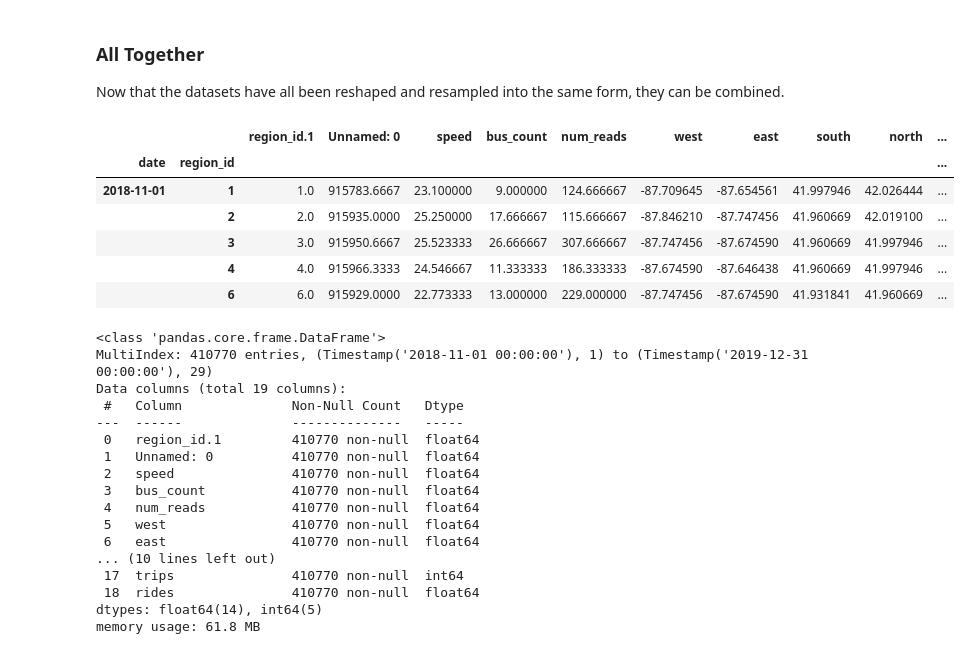
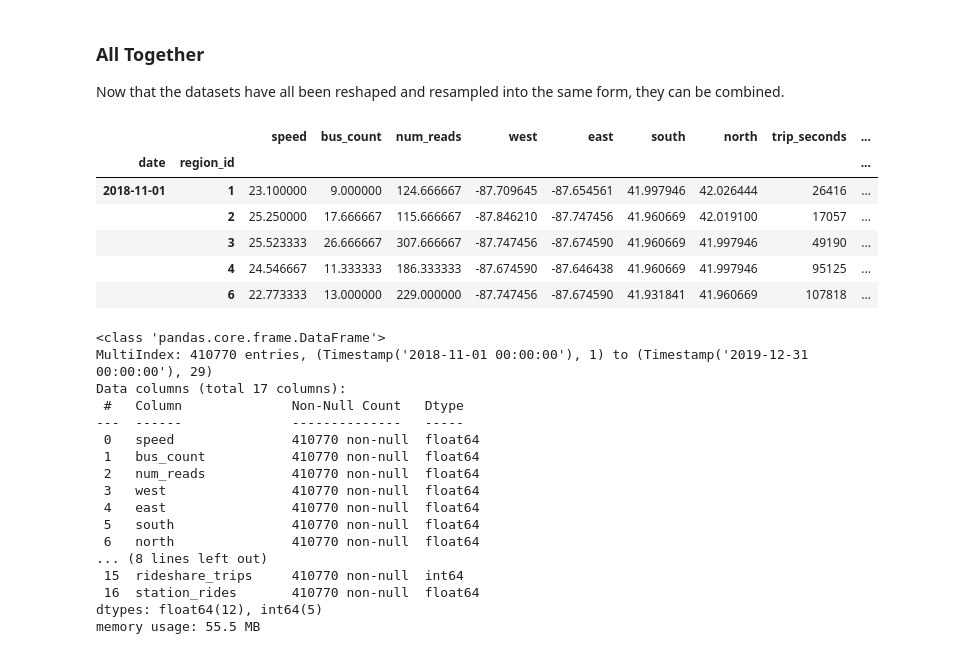
Before and after one commit to aliciasanders/traffic-congestion, a Jupyter notebook: data-wrangling.ipynb, the cells around one changed output. Cells and saved outputs as stored; diff of their text form; code cells hidden in the pictures.

Commit message:
cleans columns of full dataset prior to saving

```diff
--- a/data-wrangling.ipynb
+++ b/data-wrangling.ipynb
@@ -712,43 +712,45 @@ congestion = pd.DataFrame(congestion.loc[(slice('2018-11-01 00:00:00', '2019-12-
 # %%
 # Merge the 3 datasets
 full_dataset = congestion.merge(rideshares, how='left', left_index=True, right_index=True, sort=True)
 full_dataset = full_dataset.merge(station_entries, how='left', left_index=True, right_index=True, sort=True)
+full_dataset = full_dataset.drop(columns=['region_id.1', 'Unnamed: 0'])
+full_dataset = full_dataset.rename(columns={"trips": "rideshare_trips", "rides": "station_rides"})
 full_dataset = full_dataset.dropna()
 full_dataset.head()
 
 # Fill any NaN entries in rideshare and station with 0
 #full_dataset.rideshare_trips.fillna(0, inplace=True)
 #full_dataset.station_entries.fillna(0, inplace=True)
 
 # Remove duplicate/excess columns
 #full_dataset = full_dataset.drop(columns=['region_id', 'Unnamed: 0'])
 # %% [output]
-|  |  | region_id.1 | Unnamed: 0 | speed | bus_count | num_reads | west | east | south | north | ... |
-| date | region_id |  |  |  |  |  |  |  |  |  | ... |
-| 2018-11-01 | 1 | 1.0 | 915783.6667 | 23.100000 | 9.000000 | 124.666667 | -87.709645 | -87.654561 | 41.997946 | 42.026444 | ... |
-|  | 2 | 2.0 | 915935.0000 | 25.250000 | 17.666667 | 115.666667 | -87.846210 | -87.747456 | 41.960669 | 42.019100 | ... |
-|  | 3 | 3.0 | 915950.6667 | 25.523333 | 26.666667 | 307.666667 | -87.747456 | -87.674590 | 41.960669 | 41.997946 | ... |
-|  | 4 | 4.0 | 915966.3333 | 24.546667 | 11.333333 | 186.333333 | -87.674590 | -87.646438 | 41.960669 | 41.997946 | ... |
-|  | 6 | 6.0 | 915929.0000 | 22.773333 | 13.000000 | 229.000000 | -87.747456 | -87.674590 | 41.931841 | 41.960669 | ... |
+|  |  | speed | bus_count | num_reads | west | east | south | north | trip_seconds | ... |
+| date | region_id |  |  |  |  |  |  |  |  | ... |
+| 2018-11-01 | 1 | 23.100000 | 9.000000 | 124.666667 | -87.709645 | -87.654561 | 41.997946 | 42.026444 | 26416 | ... |
+|  | 2 | 25.250000 | 17.666667 | 115.666667 | -87.846210 | -87.747456 | 41.960669 | 42.019100 | 17057 | ... |
+|  | 3 | 25.523333 | 26.666667 | 307.666667 | -87.747456 | -87.674590 | 41.960669 | 41.997946 | 49190 | ... |
+|  | 4 | 24.546667 | 11.333333 | 186.333333 | -87.674590 | -87.646438 | 41.960669 | 41.997946 | 95125 | ... |
+|  | 6 | 22.773333 | 13.000000 | 229.000000 | -87.747456 | -87.674590 | 41.931841 | 41.960669 | 107818 | ... |
 # %%
 full_dataset.info()
 # %% [output]
 <class 'pandas.core.frame.DataFrame'>
 MultiIndex: 410770 entries, (Timestamp('2018-11-01 00:00:00'), 1) to (Timestamp('2019-12-31 00:00:00'), 29)
-Data columns (total 19 columns):
+Data columns (total 17 columns):
  #   Column              Non-Null Count   Dtype
 ---  ------              --------------   -----
- 0   region_id.1         410770 non-null  float64
- 1   Unnamed: 0          410770 non-null  float64
- 2   speed               410770 non-null  float64
- 3   bus_count           410770 non-null  float64
- 4   num_reads           410770 non-null  float64
- 5   west                410770 non-null  float64
- 6   east                410770 non-null  float64
-... (10 lines left out)
- 17  trips               410770 non-null  int64
- 18  rides               410770 non-null  float64
-dtypes: float64(14), int64(5)
-memory usage: 61.8 MB
+ 0   speed               410770 non-null  float64
+ 1   bus_count           410770 non-null  float64
+ 2   num_reads           410770 non-null  float64
+ 3   west                410770 non-null  float64
+ 4   east                410770 non-null  float64
+ 5   south               410770 non-null  float64
+ 6   north               410770 non-null  float64
+... (8 lines left out)
+ 15  rideshare_trips     410770 non-null  int64
+ 16  station_rides       410770 non-null  float64
+dtypes: float64(12), int64(5)
+memory usage: 55.5 MB
 # %%
 full_dataset.to_csv('data/full_dataset.csv')
```
